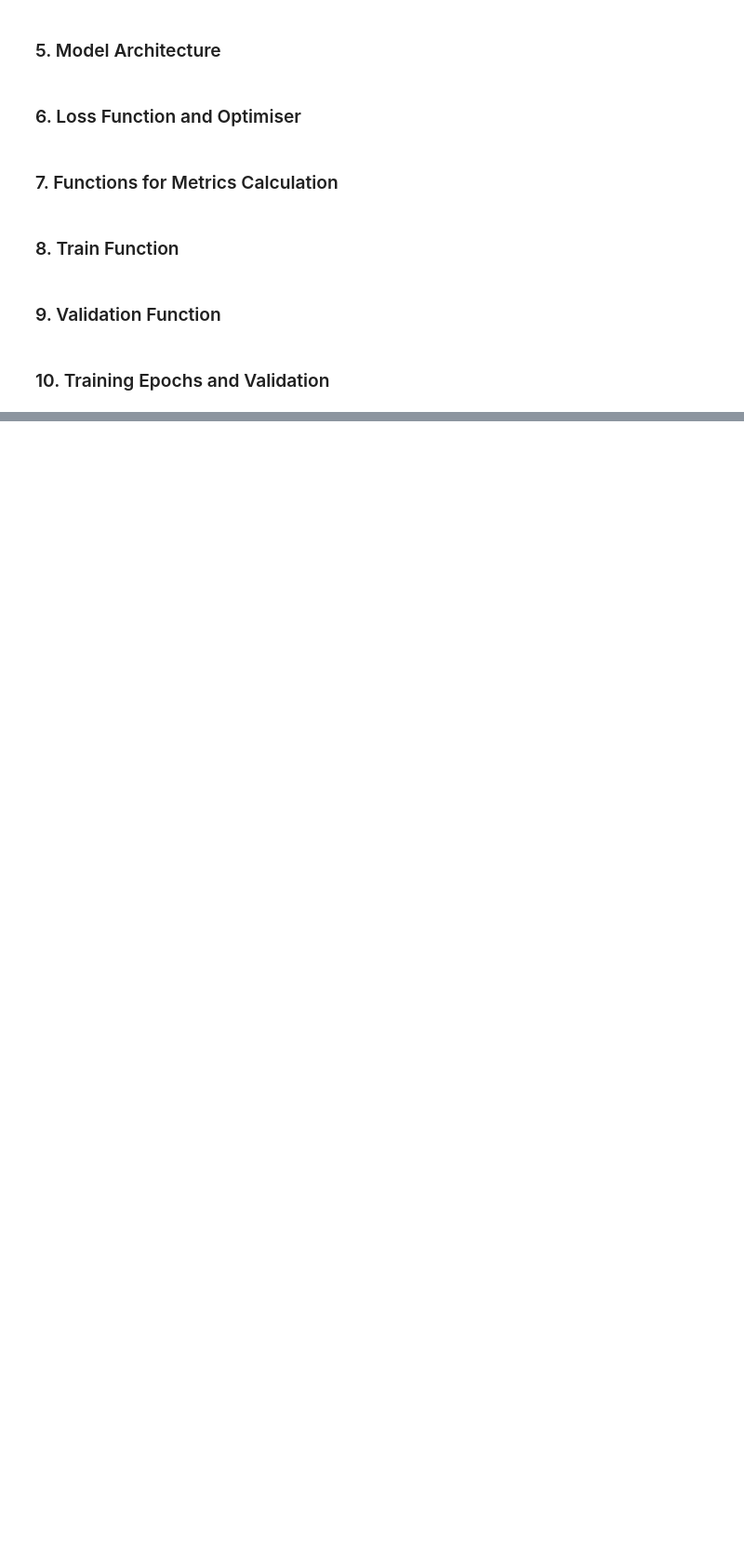
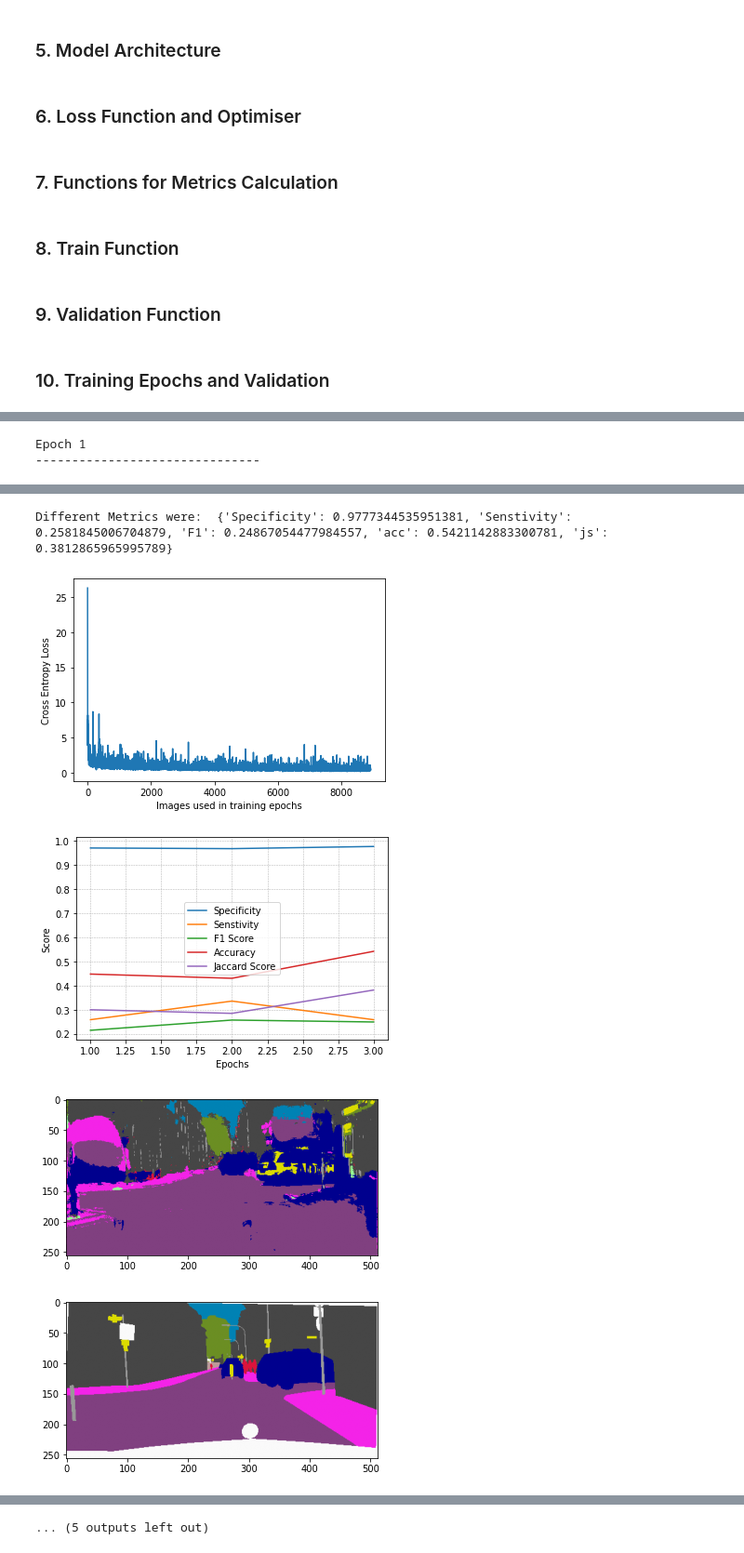
Before and after one commit to erarbuthnot/cisc452project, a Jupyter notebook: model.ipynb, the cells around one changed output, grey strips where cells are left out. Shown at 93% size. Saved outputs shown, nothing was run; the diff lists cells and outputs as text; code cells hidden in the pictures; blank space fills up the shorter version.

```diff
--- a/model.ipynb
+++ b/model.ipynb
@@ -908,0 +856,8 @@ with torch.no_grad():
+# %%
+train_models(2)
+training_loss(2)
+eval_metrics(2)
+visualize_results(2)
+# %% [output]
+Epoch 1
+-------------------------------
@@ -908,0 +915,5 @@ with torch.no_grad():
+Different Metrics were:  {'Specificity': 0.9777344535951381, 'Senstivity': 0.2581845006704879, 'F1': 0.24867054477984557, 'acc': 0.5421142883300781, 'js': 0.3812865965995789}
+[figure, added]
+[figure, added]
+[figure, added]
+[figure, added]
@@ -908,0 +923 @@ with torch.no_grad():
+... (5 outputs left out)
```
Also changed, not shown: parts of 16 cells of this notebook.
